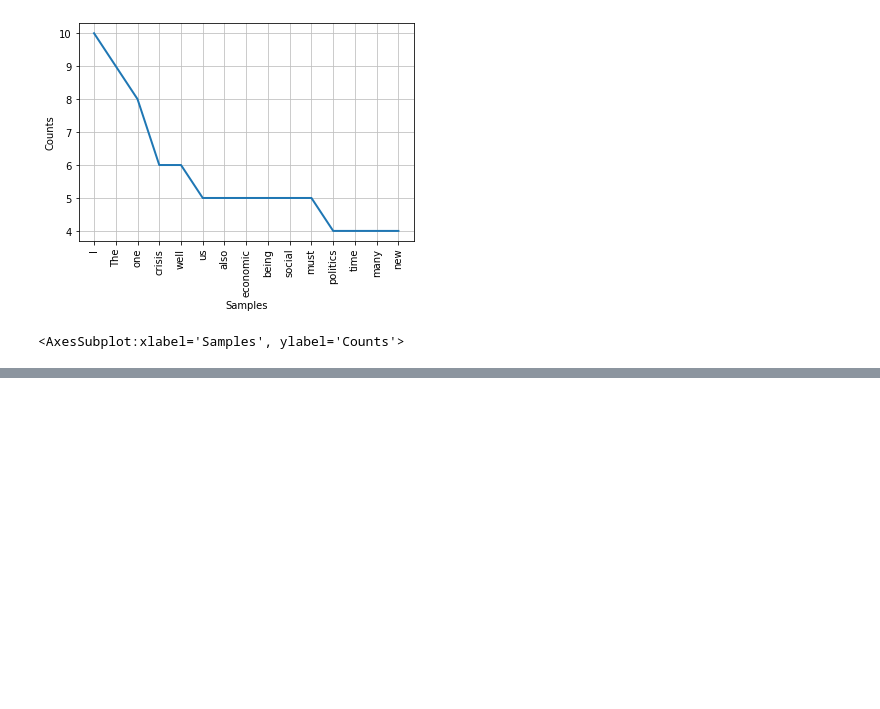
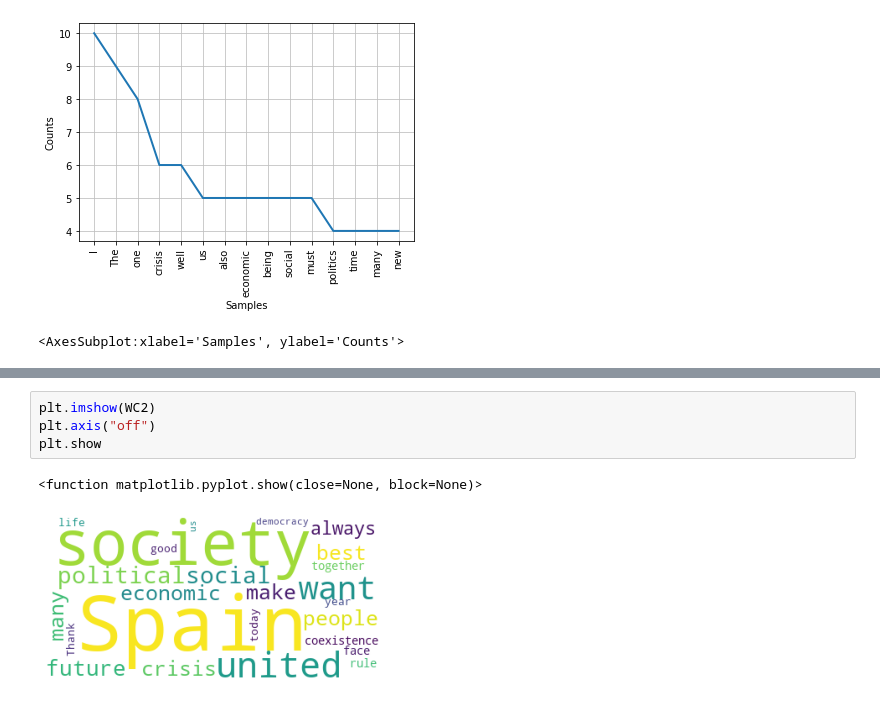
Before and after one commit to CristinaCallejo/SentimentAnalysis_MonarchSpeeches, a Jupyter notebook: notebooks/3_sentiment_analysis.ipynb, the cells around one changed output, grey strips where cells are left out. Saved outputs shown, nothing was run; the diff lists cells and outputs as text; blank space fills up the shorter version.

```diff
--- a/notebooks/3_sentiment_analysis.ipynb
+++ b/notebooks/3_sentiment_analysis.ipynb
@@ -159,0 +195,7 @@ fd13.plot(15,cumulative=False)
+# %%
+plt.imshow(WC2)
+plt.axis("off")
+plt.show
+# %% [output]
+<function matplotlib.pyplot.show(close=None, block=None)>
+[figure, added]
```
Also changed, not shown: parts of 12 cells of this notebook.
